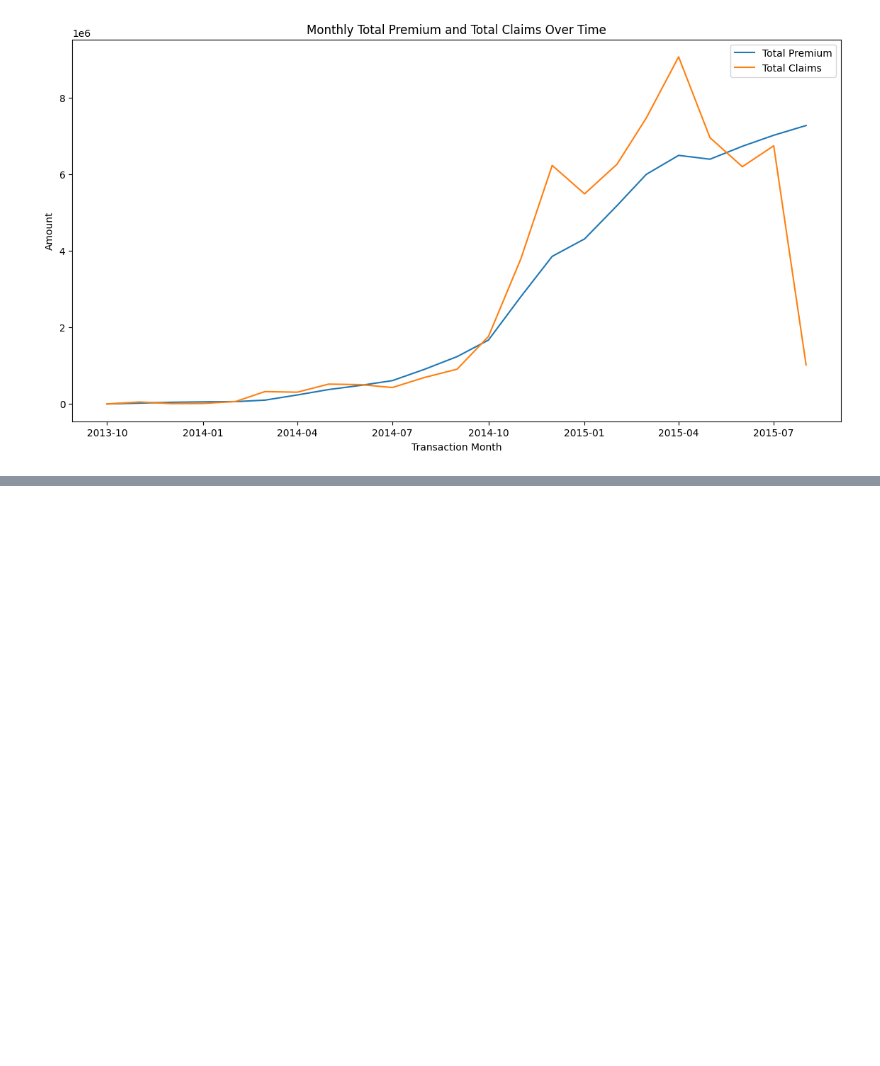
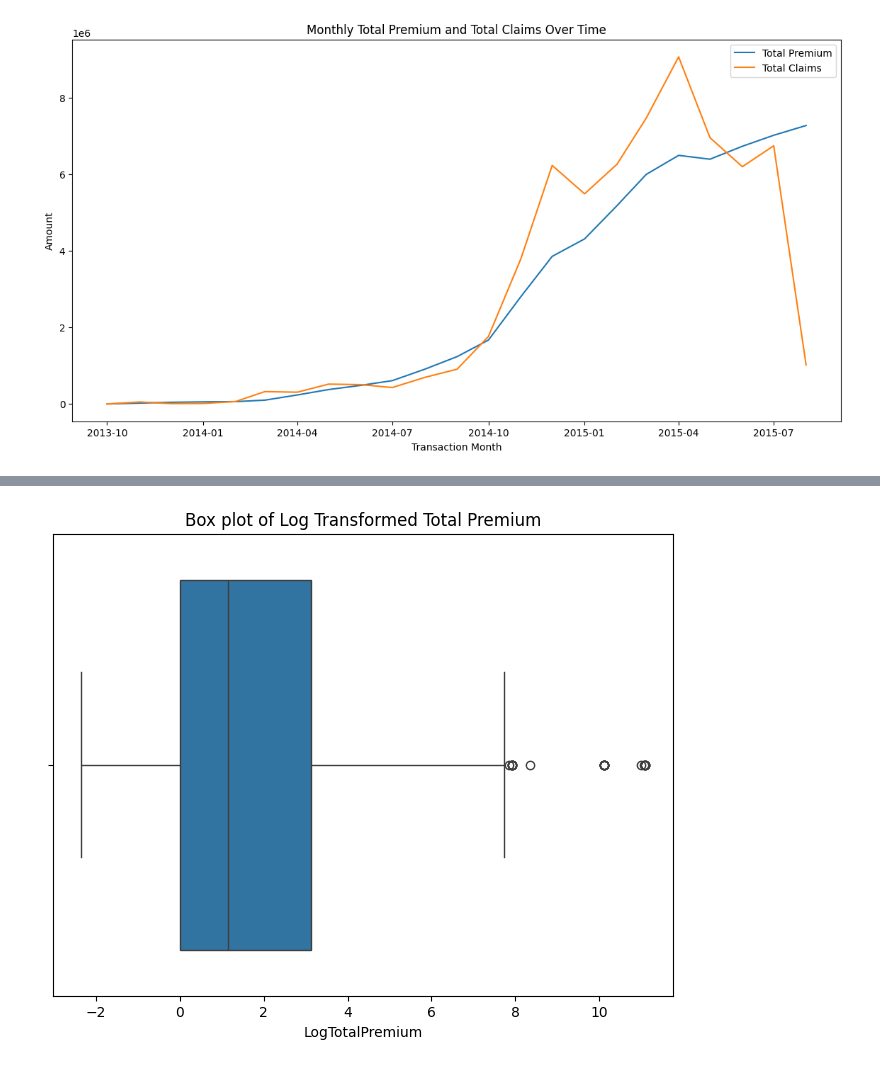
Before and after one commit to EstifanosTeklay/ACISInsuranceAnalytics, a Jupyter notebook: notebooks/ACISEda.ipynb, the cells around one changed output, grey strips where cells are left out. Saved outputs shown, nothing was run; the diff lists cells and outputs as text; code cells hidden in the pictures; blank space fills up the shorter version.

```diff
--- a/notebooks/ACISEda.ipynb
+++ b/notebooks/ACISEda.ipynb
@@ -318,0 +334,11 @@ plt.show()
+# %%
+# Log Transformation of Total Premium
+text_data['LogTotalPremium']=np.log1p(text_data['TotalPremium'])
+
+# Box plot after Transformation
+plt.figure(figsize=(8,6))
+sns.boxplot(x=text_data['LogTotalPremium'])
+plt.title('Box plot of Log Transformed Total Premium')
+plt.show()
+# %% [output]
+[figure, added]
```
Also changed, not shown: parts of 2 cells of this notebook.
